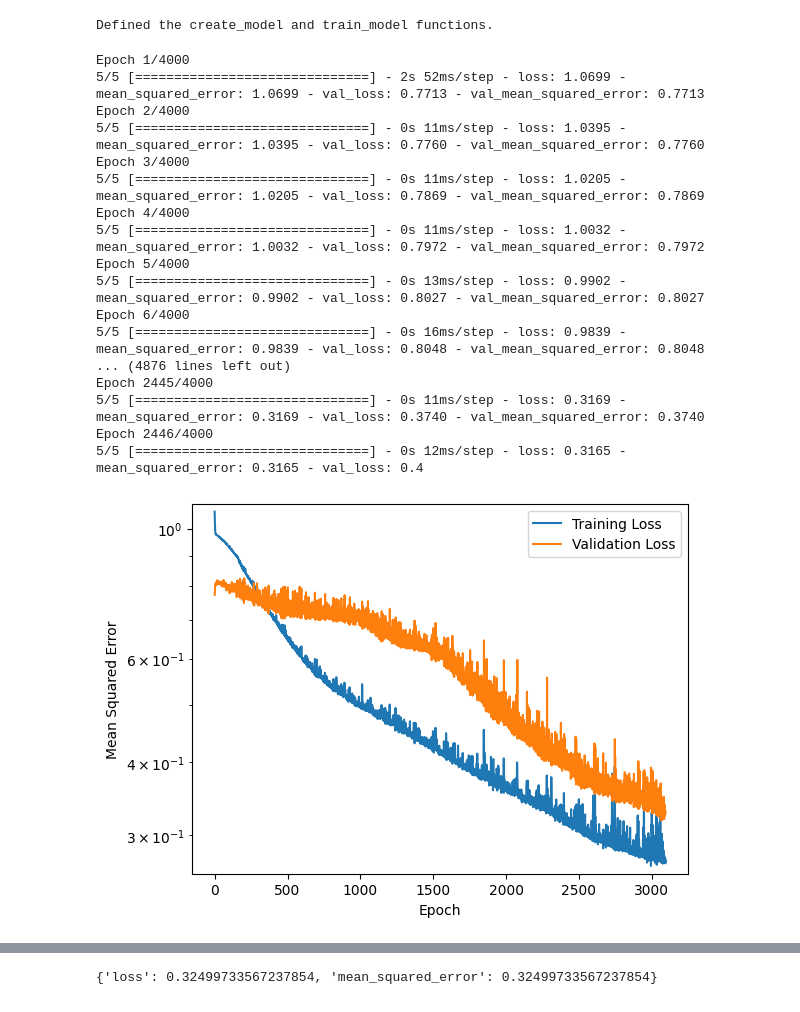
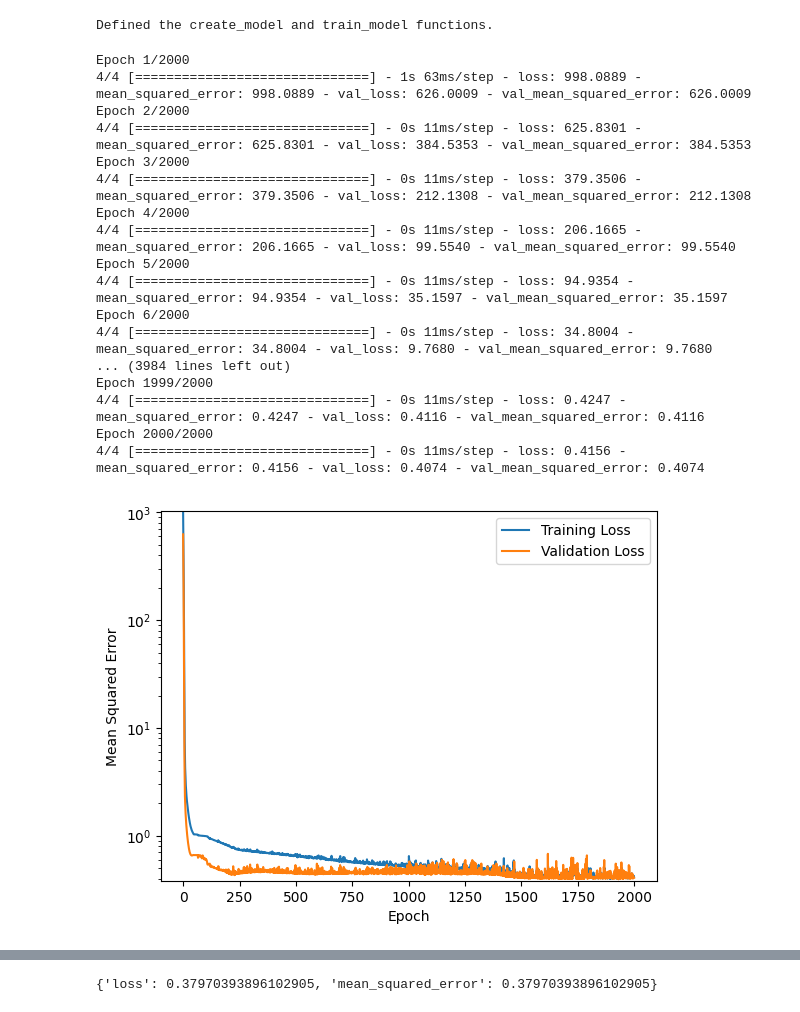
Before and after one commit to Stegi56/Body-Fat-Estimator, a Jupyter notebook: model.ipynb, the cells around one changed output, grey strips where cells are left out. Saved outputs shown, nothing was run; the diff lists cells and outputs as text; code cells hidden in the pictures.

```diff
--- a/model.ipynb
+++ b/model.ipynb
@@ -19,15 +20,13 @@ dataFrame = pd.read_csv("bodyfat.csv")
 dataFrame = dataFrame.reindex(np.random.permutation(dataFrame.index))
 
 #add bmi feature cross
-dataFrame['BMI'] = dataFrame['Height'] / (dataFrame['Weight'] * dataFrame['Weight'])
+dataFrame['BMI'] = dataFrame['Weight'] * dataFrame['Weight']
+dataFrame['BMI'] = dataFrame['BMI'] / dataFrame['Height']
 dataFrame['StaticWaistRatio'] = (dataFrame['Ankle'] + dataFrame['Knee'] + dataFrame['Wrist'])/dataFrame['Abdomen']
-dataFrame['ChestNeckRatio'] = dataFrame['Chest'] / dataFrame['Neck']
 dataFrame['ChestWaistRatio'] = dataFrame['Chest'] / dataFrame['Abdomen']
 dataFrame['HipThighRatio'] = dataFrame['Hip'] / dataFrame['Thigh']
-dataFrame['ForearmWristRatio'] = dataFrame['Forearm'] / dataFrame['Wrist']
-dataFrame['ForearmBicepRatio'] = dataFrame['Biceps'] / dataFrame['Wrist']
 
-dataFrame = dataFrame.drop(columns=['Density', 'Height', 'Weight', 'Abdomen','Chest','Hip','Thigh'])
+dataFrame = dataFrame.drop(columns=['Density', 'Height', 'Weight', 'Abdomen','Chest','Hip','Thigh','Knee','Ankle','Biceps','Forearm'])
 
 print("Data set loaded. Num examples: ", len(dataFrame))
 
@@ -364,58 +314,58 @@ def get_outputs_dnn():
   return outputs
 # %%
 # The following variables are the hyperparameters.
-learning_rate = 0.0003
-epochs = 4000
-batch_size = 40
+learning_rate = 0.001
+epochs = 2000
+batch_size = 50
 l2_regularization = 0.01
 patience = 100
 
 # Specify the label
 label_name = "BodyFat"
 
 # Split the original training set into a reduced training set and a
 # validation set.
 validation_split = 0.1
 
 dnn_outputs = get_outputs_dnn()
 
 # Establish the model's topography.
 my_model = create_model(
     inputs,
     dnn_outputs,
     learning_rate, l2_regularization)
 
 # Train the model on the normalized training set. We're passing the entire
 # normalized training set, but the model will only use the features
 # defined in our inputs.
 epochs, mse, history = train_model(my_model, trainDF, epochs,
                                    batch_size, label_name, patience, validation_split)
 plot_the_loss_curve(epochs, mse, history["val_mean_squared_error"])
 
 # After building a model against the training set, test that model
 # against the test set.
 test_features = {name:np.array(value) for name, value in testDF.items()}
 test_label = test_bodyfat_normalized(np.array(test_features.pop(label_name))) # isolate the label
 
 print("\n Evaluate the new model against the test set:")
 my_model.evaluate(x = test_features, y = test_label, batch_size=batch_size, return_dict=True)
 # %% [output]
-Epoch 1/4000
-5/5 [==============================] - 2s 52ms/step - loss: 1.0699 - mean_squared_error: 1.0699 - val_loss: 0.7713 - val_mean_squared_error: 0.7713
-Epoch 2/4000
-5/5 [==============================] - 0s 11ms/step - loss: 1.0395 - mean_squared_error: 1.0395 - val_loss: 0.7760 - val_mean_squared_error: 0.7760
-Epoch 3/4000
-5/5 [==============================] - 0s 11ms/step - loss: 1.0205 - mean_squared_error: 1.0205 - val_loss: 0.7869 - val_mean_squared_error: 0.7869
-Epoch 4/4000
-5/5 [==============================] - 0s 11ms/step - loss: 1.0032 - mean_squared_error: 1.0032 - val_loss: 0.7972 - val_mean_squared_error: 0.7972
-Epoch 5/4000
-5/5 [==============================] - 0s 13ms/step - loss: 0.9902 - mean_squared_error: 0.9902 - val_loss: 0.8027 - val_mean_squared_error: 0.8027
-Epoch 6/4000
-5/5 [==============================] - 0s 16ms/step - loss: 0.9839 - mean_squared_error: 0.9839 - val_loss: 0.8048 - val_mean_squared_error: 0.8048
-... (4876 lines left out)
-Epoch 2445/4000
-5/5 [==============================] - 0s 11ms/step - loss: 0.3169 - mean_squared_error: 0.3169 - val_loss: 0.3740 - val_mean_squared_error: 0.3740
-Epoch 2446/4000
-5/5 [==============================] - 0s 12ms/step - loss: 0.3165 - mean_squared_error: 0.3165 - val_loss: 0.4
+Epoch 1/2000
+4/4 [==============================] - 1s 63ms/step - loss: 998.0889 - mean_squared_error: 998.0889 - val_loss: 626.0009 - val_mean_squared_error: 626.0009
+Epoch 2/2000
+4/4 [==============================] - 0s 11ms/step - loss: 625.8301 - mean_squared_error: 625.8301 - val_loss: 384.5353 - val_mean_squared_error: 384.5353
+Epoch 3/2000
+4/4 [==============================] - 0s 11ms/step - loss: 379.3506 - mean_squared_error: 379.3506 - val_loss: 212.1308 - val_mean_squared_error: 212.1308
+Epoch 4/2000
+4/4 [==============================] - 0s 11ms/step - loss: 206.1665 - mean_squared_error: 206.1665 - val_loss: 99.5540 - val_mean_squared_error: 99.5540
+Epoch 5/2000
+4/4 [==============================] - 0s 11ms/step - loss: 94.9354 - mean_squared_error: 94.9354 - val_loss: 35.1597 - val_mean_squared_error: 35.1597
+Epoch 6/2000
+4/4 [==============================] - 0s 11ms/step - loss: 34.8004 - mean_squared_error: 34.8004 - val_loss: 9.7680 - val_mean_squared_error: 9.7680
+... (3984 lines left out)
+Epoch 1999/2000
+4/4 [==============================] - 0s 11ms/step - loss: 0.4247 - mean_squared_error: 0.4247 - val_loss: 0.4116 - val_mean_squared_error: 0.4116
+Epoch 2000/2000
+4/4 [==============================] - 0s 11ms/step - loss: 0.4156 - mean_squared_error: 0.4156 - val_loss: 0.4074 - val_mean_squared_error: 0.4074
-[figure, old version]
+[figure, new version]
  Evaluate the new model against the test set:
@@ -423,3 +373,3 @@ Epoch 2446/4000
-{'loss': 0.32499733567237854, 'mean_squared_error': 0.32499733567237854}
+{'loss': 0.37970393896102905, 'mean_squared_error': 0.37970393896102905}
 # %%
 #Output weights
```
Also changed, not shown: parts of 6 cells of this notebook, 3 other files.
